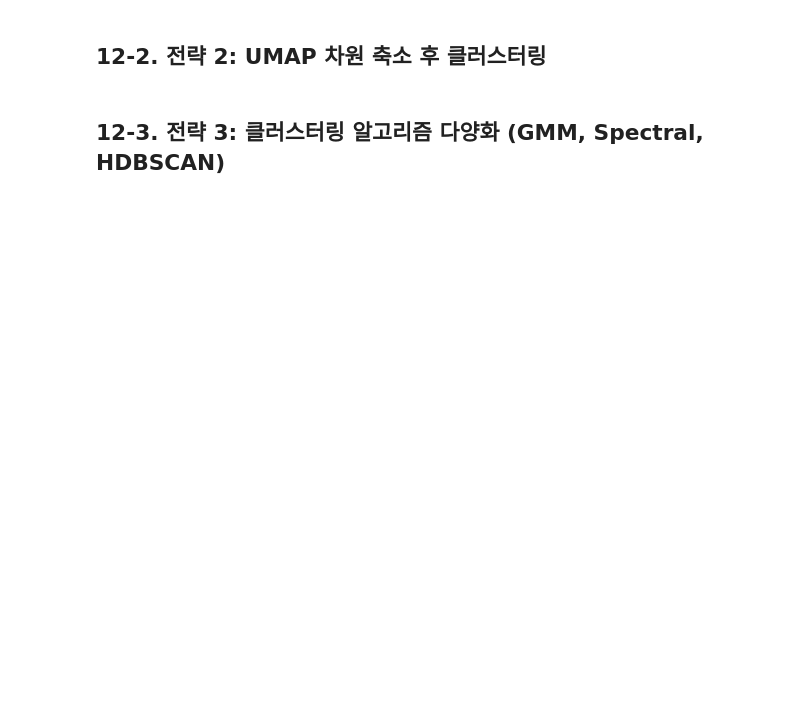
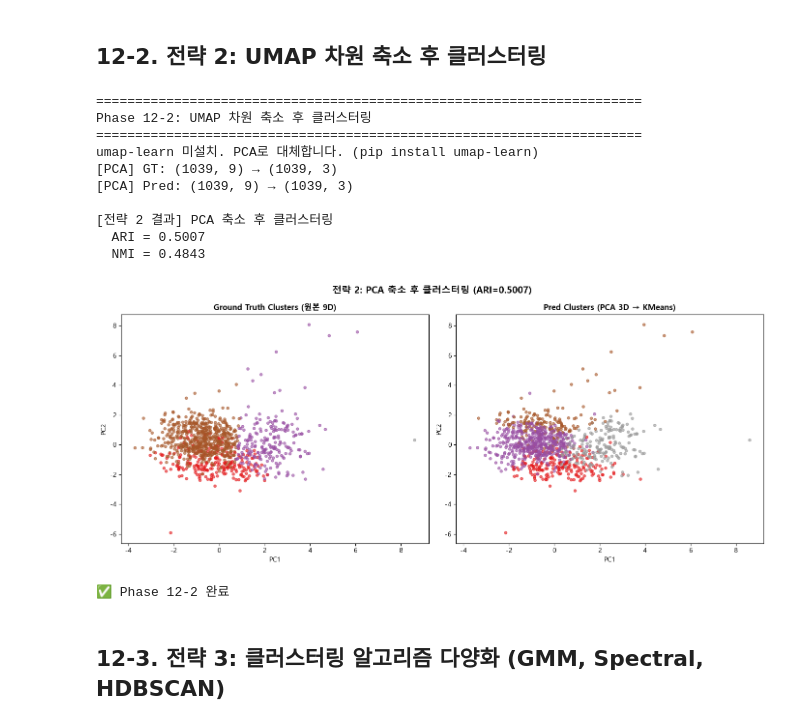
Before and after one commit to kyuyoungleesunmoon/battery, a Jupyter notebook: battery_capacity_prediction.ipynb, the cells around one changed output. Drawn from its saved outputs; the diff is of its cells as text; code cells hidden in the pictures; blank space fills up the shorter version.

Commit message:
chore: 노트북 Phase 12-13 실행 결과 및 Streamlit 리포트 앱 최종 정리

```diff
--- a/battery_capacity_prediction.ipynb
+++ b/battery_capacity_prediction.ipynb
@@ -3032,49 +3089,6 @@ print('\n✅ Phase 12-1 완료')
 # %% [markdown]
 ## 12-2. 전략 2: UMAP 차원 축소 후 클러스터링
 # %%
-# --- 한글 폰트 설정 (Windows/Linux/Mac 호환) ---
-import matplotlib.pyplot as plt
-import matplotlib.font_manager as fm
-import platform, os
-
-def set_korean_font():
-    """시스템에 맞는 한글 폰트를 자동 탐지하여 matplotlib에 설정합니다."""
-    system = platform.system()
-    candidate_fonts = []
-
-    if system == 'Windows':
-        candidate_fonts = ['Malgun Gothic', 'NanumGothic', 'Gulim', 'Dotum', 'Batang']
-    elif system == 'Darwin':
-        candidate_fonts = ['AppleGothic', 'NanumGothic']
-    else:
-        candidate_fonts = ['NanumGothic', 'NanumBarunGothic', 'UnDotum']
-
-    available = set(f.name for f in fm.fontManager.ttflist)
-    for font_name in candidate_fonts:
-        if font_name in available:
-            plt.rcParams['font.family'] = font_name
-            plt.rcParams['axes.unicode_minus'] = False
-            print(f'[폰트] {font_name} 설정 완료')
-            return font_name
-
-    # 후보에 없으면 직접 ttf 파일 탐색 (Windows)
-    if system == 'Windows':
-        font_dir = os.path.join(os.environ.get('WINDIR', 'C:\\Windows'), 'Fonts')
-        for ttf_name in ['malgun.ttf', 'NanumGothic.ttf', 'gulim.ttc']:
-            ttf_path = os.path.join(font_dir, ttf_name)
-            if os.path.exists(ttf_path):
-                fm.fontManager.addfont(ttf_path)
-                prop = fm.FontProperties(fname=ttf_path)
-                plt.rcParams['font.family'] = prop.get_name()
-                plt.rcParams['axes.unicode_minus'] = False
-                print(f'[폰트] {prop.get_name()} (ttf 직접 로드) 설정 완료')
-                return prop.get_name()
-
-    print('[경고] 한글 폰트를 찾지 못했습니다. 한글이 깨질 수 있습니다.')
-    return None
-
-KOREAN_FONT = set_korean_font()
-# --- 한글 폰트 설정 끝 ---
 print('=' * 70)
 print('Phase 12-2: UMAP 차원 축소 후 클러스터링')
 print('=' * 70)
@@ -3120,33 +3134,46 @@ ari_umap = adjusted_rand_score(labels_gt_reduced, labels_pred_reduced)
 nmi_umap = normalized_mutual_info_score(labels_gt_reduced, labels_pred_reduced)
 
 print(f'\n[전략 2 결과] {method_name} 축소 후 클러스터링')
 print(f'  ARI = {ari_umap:.4f}')
 print(f'  NMI = {nmi_umap:.4f}')
 
 phase12_scores.append({'Strategy': f'전략2: {method_name}+KMeans(3D)', 'ARI': ari_umap, 'NMI': nmi_umap, 'Note': f'{method_name} 3D 축소'})
 
 # 시각화 (2D 투영)
 from sklearn.decomposition import PCA as PCA2D
 pca_2d = PCA2D(n_components=2, random_state=42)
 X_gt_2d = pca_2d.fit_transform(X_gt_scaled)
 
 fig, axes = plt.subplots(1, 2, figsize=(14, 6))
 
 scatter1 = axes[0].scatter(X_gt_2d[:, 0], X_gt_2d[:, 1], c=labels_gt, cmap='Set1', s=15, alpha=0.6)
 axes[0].set_title('Ground Truth Clusters (원본 9D)', fontweight='bold')
 axes[0].set_xlabel('PC1')
 axes[0].set_ylabel('PC2')
 
 scatter2 = axes[1].scatter(X_gt_2d[:, 0], X_gt_2d[:, 1], c=labels_pred_reduced, cmap='Set1', s=15, alpha=0.6)
 axes[1].set_title(f'Pred Clusters ({method_name} 3D → KMeans)', fontweight='bold')
 axes[1].set_xlabel('PC1')
 axes[1].set_ylabel('PC2')
 
 plt.suptitle(f'전략 2: {method_name} 축소 후 클러스터링 (ARI={ari_umap:.4f})', fontsize=14, fontweight='bold')
 plt.tight_layout()
 plt.show()
 
 print('\n✅ Phase 12-2 완료')
+# %% [output]
+======================================================================
+Phase 12-2: UMAP 차원 축소 후 클러스터링
+======================================================================
+umap-learn 미설치. PCA로 대체합니다. (pip install umap-learn)
+[PCA] GT: (1039, 9) → (1039, 3)
+[PCA] Pred: (1039, 9) → (1039, 3)
+
+[전략 2 결과] PCA 축소 후 클러스터링
+  ARI = 0.5007
+  NMI = 0.4843
+[figure, added]
+✅ Phase 12-2 완료
 # %% [markdown]
 ## 12-3. 전략 3: 클러스터링 알고리즘 다양화 (GMM, Spectral, HDBSCAN)
 # %%
```
Also changed, not shown: parts of 27 cells of this notebook.
